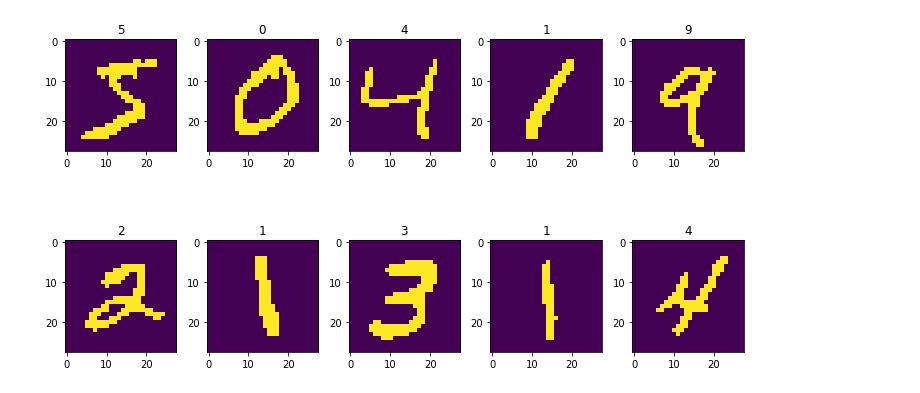
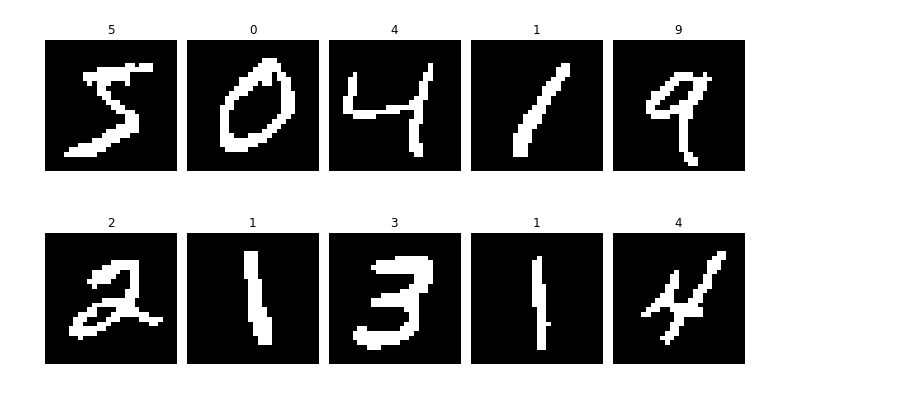
Before and after one commit to vdelale/Deep-Learning-II---Master-DS, a Jupyter notebook: Comparaison_generation_VAE.ipynb, the cells around one changed output. Cells and saved outputs as stored; diff of their text form; code cells hidden in the pictures.

```diff
--- a/Comparaison_generation_VAE.ipynb
+++ b/Comparaison_generation_VAE.ipynb
@@ -16,12 +16,13 @@ X_train = np.where(X_train > 127, 1, 0)
 # %%
 fig, ax = plt.subplots(2, 5, figsize=(10,6))
 ax = ax.ravel()
 for i in range(10):
-  ax[i].imshow(X_train[i].reshape(28, 28))
+  ax[i].imshow(X_train[i].reshape(28, 28), cmap='gray')
   ax[i].set_title(y_train[i])
+  ax[i].axis('off')
 fig.tight_layout()
 # %% [output]
-[figure, old version]
+[figure, new version]
 # %%
 # Valeurs des hyper paramètres et entrainement
 p = 784  # (égal à 28 * 28, la taille de l'image)
```
Also changed, not shown: parts of 6 cells of this notebook.
